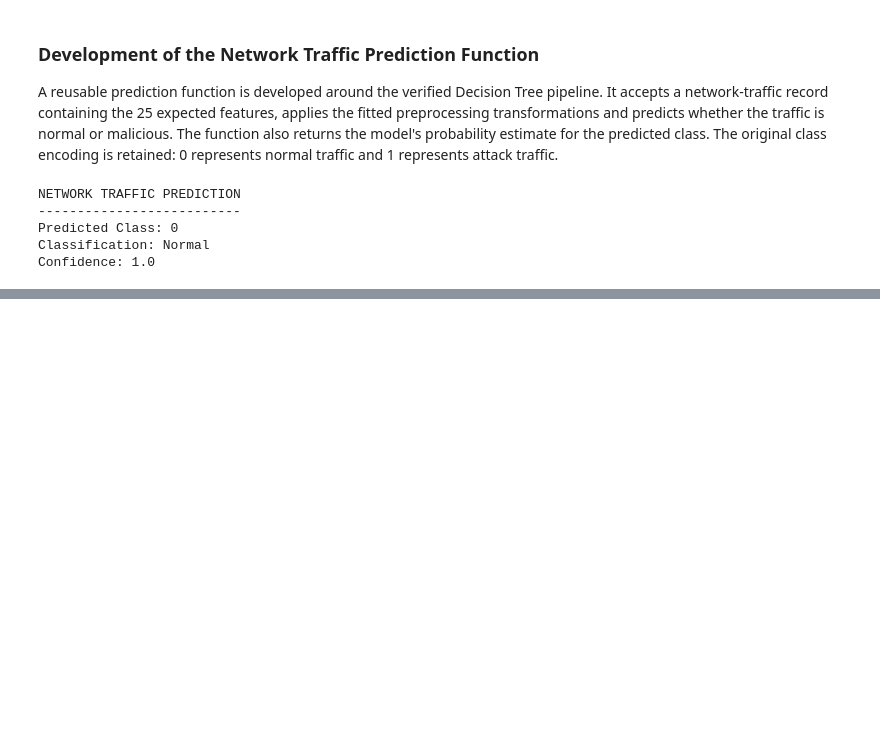
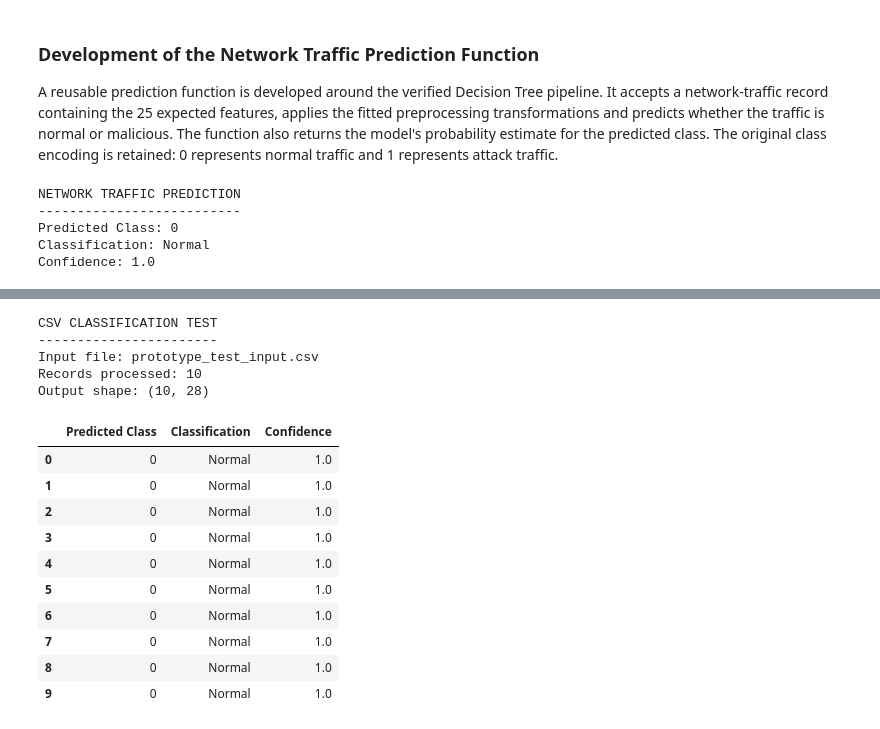
Before and after one commit to Agumekenneth/Data-Science-Final-year-Project--Prototype-1, a Jupyter notebook: IoT.ipynb, the cells around one changed output, grey strips where cells are left out. Drawn from its saved outputs; the diff is of its cells as text; code cells hidden in the pictures; blank space fills up the shorter version.

```diff
--- a/IoT.ipynb
+++ b/IoT.ipynb
@@ -4159,0 +4381,41 @@ Confidence: 1.0
+# %%
+# Create a sample CSV containing only the required input features
+test_csv_path = "prototype_test_input.csv"
+
+X_test_held.head(10).to_csv(
+    test_csv_path,
+    index=False
+)
+
+# Load the CSV and generate predictions
+csv_test_results = predict_from_csv(test_csv_path)
+
+# Display the results
+print("CSV CLASSIFICATION TEST")
+print("-----------------------")
+print("Input file:", test_csv_path)
+print("Records processed:", len(csv_test_results))
+print("Output shape:", csv_test_results.shape)
+
+display(
+    csv_test_results[
+        ["Predicted Class", "Classification", "Confidence"]
+    ]
+)
+# %% [output]
+CSV CLASSIFICATION TEST
+-----------------------
+Input file: prototype_test_input.csv
+Records processed: 10
+Output shape: (10, 28)
+|  | Predicted Class | Classification | Confidence |
+| 0 | 0 | Normal | 1.0 |
+| 1 | 0 | Normal | 1.0 |
+| 2 | 0 | Normal | 1.0 |
+| 3 | 0 | Normal | 1.0 |
+| 4 | 0 | Normal | 1.0 |
+| 5 | 0 | Normal | 1.0 |
+| 6 | 0 | Normal | 1.0 |
+| 7 | 0 | Normal | 1.0 |
+| 8 | 0 | Normal | 1.0 |
+| 9 | 0 | Normal | 1.0 |
```
Also changed, not shown: parts of 7 cells of this notebook, 1 other file.
